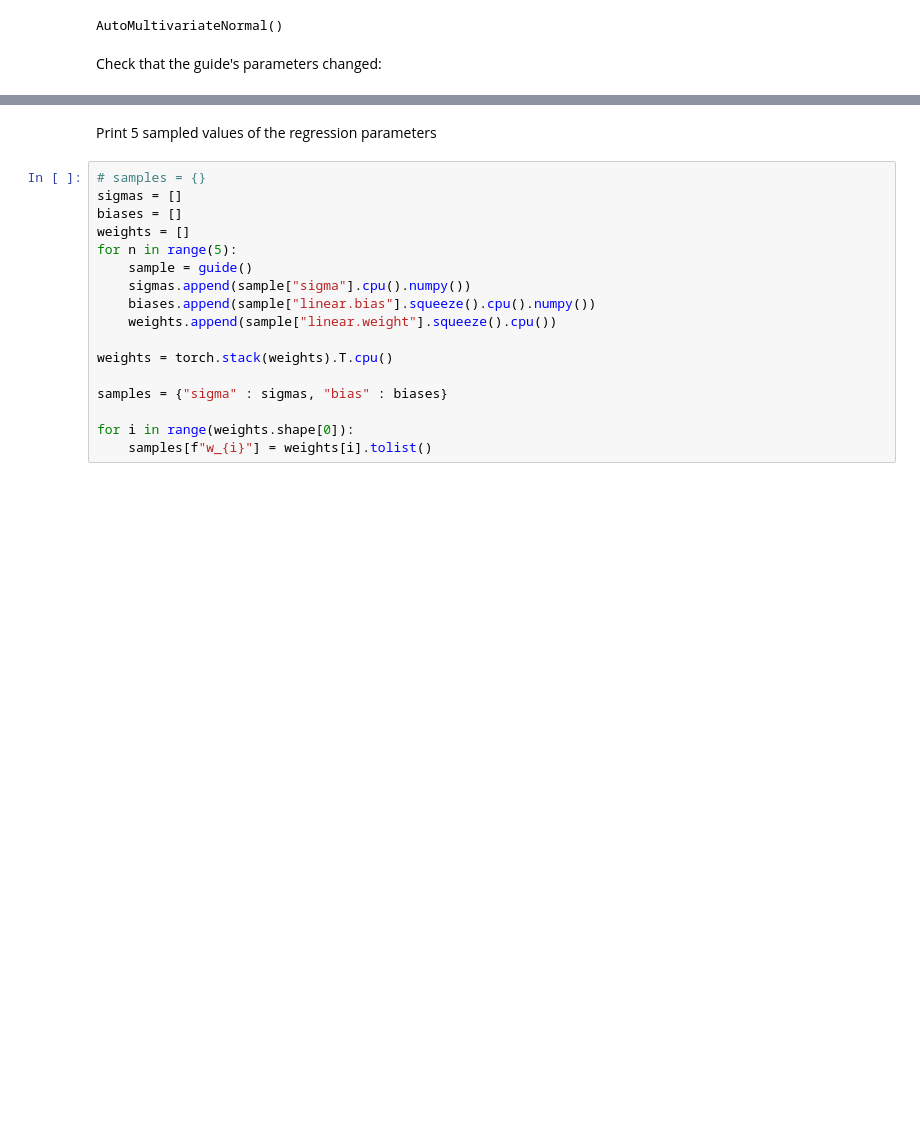
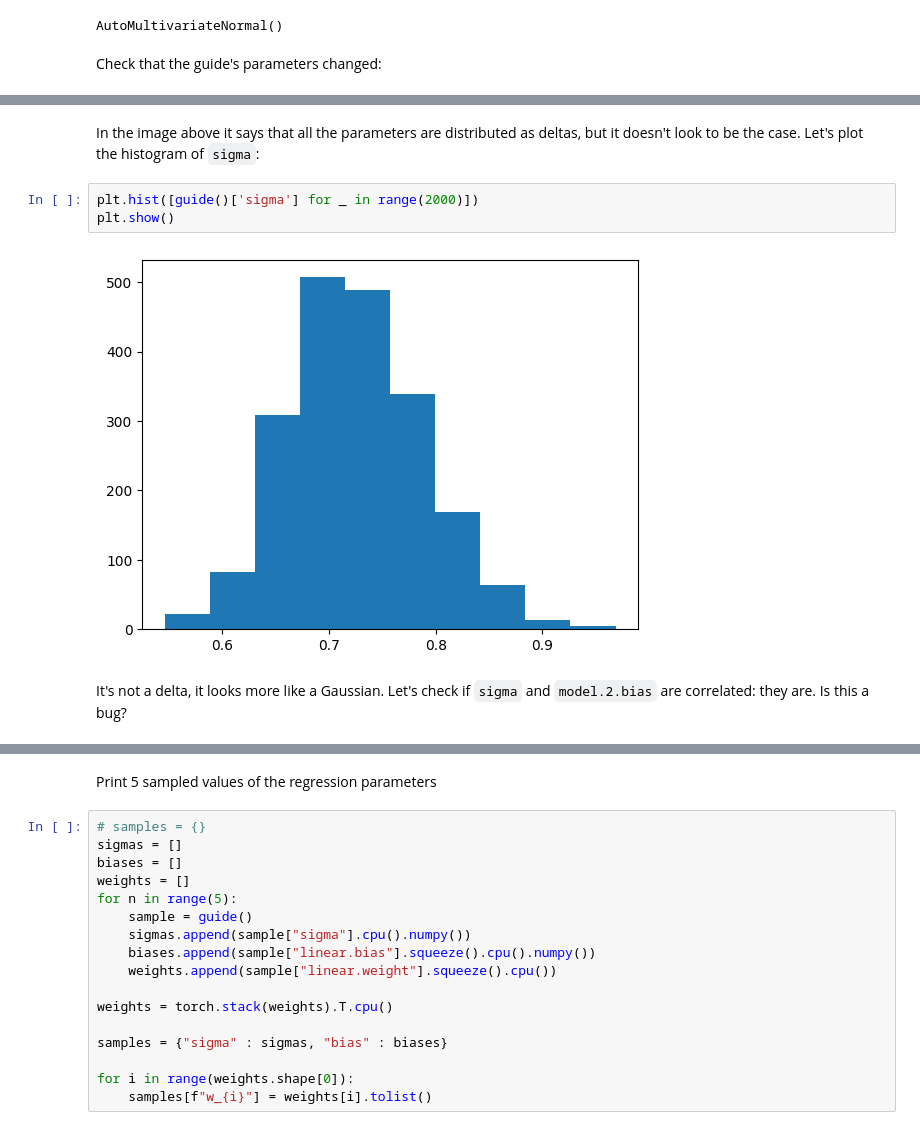
Before and after one commit to MicheleUIT/Probabilistic-load-forecasting-with-Reservoir-Computing, a Jupyter notebook: code/time_series_forecast.ipynb, the cells around one changed output, grey strips where cells are left out. Cells and saved outputs as stored; diff of their text form; blank space fills up the shorter version.

```diff
--- a/code/time_series_forecast.ipynb
+++ b/code/time_series_forecast.ipynb
@@ -216,0 +203,9 @@ AutoMultivariateNormal.scale_tril tensor([[ 1.0000e+00,  0.0000e+00,  0.0000e+00
+# %% [markdown]
+In the image above it says that all the parameters are distributed as deltas, but it doesn't look to be the case. Let's plot the histogram of `sigma`:
+# %%
+plt.hist([guide()['sigma'] for _ in range(2000)])
+plt.show()
+# %% [output]
+[figure, added]
+# %% [markdown]
+It's not a delta, it looks more like a Gaussian. Let's check if `sigma` and `model.2.bias` are correlated: they are. Is this a bug?
```
Also changed, not shown: parts of 5 cells of this notebook.
